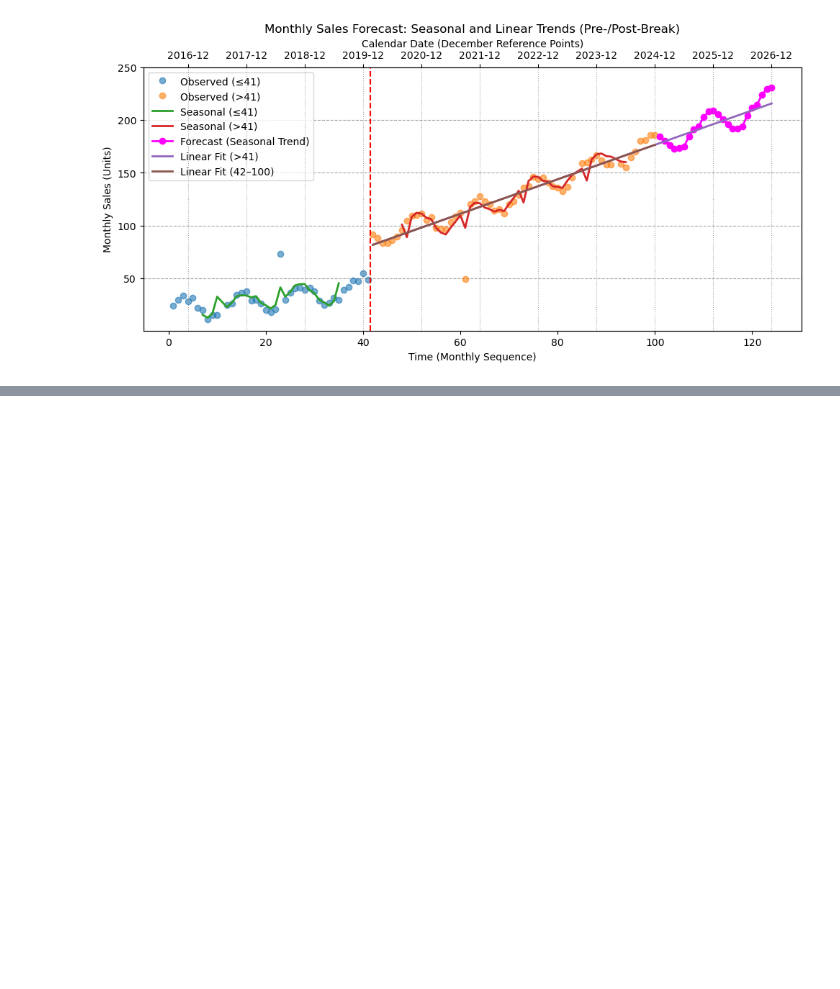
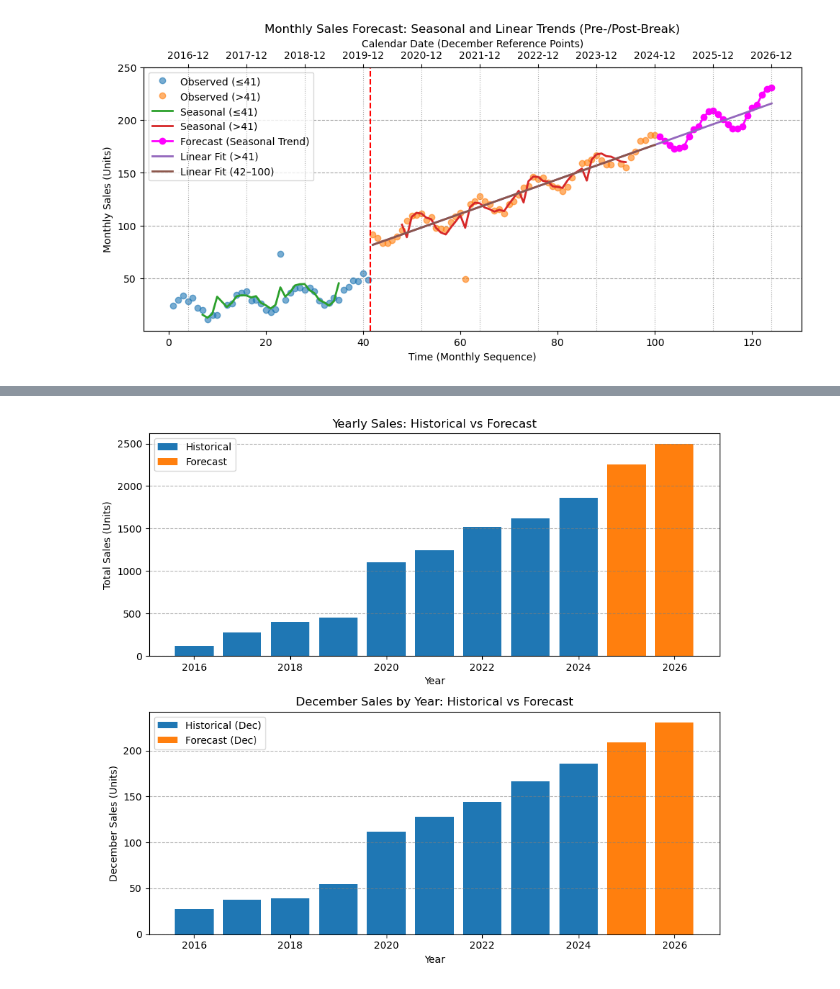
Before and after one commit to kevin-chao-com/retail-sales-forecasting-demo, a Jupyter notebook: sales_forecast_demo.ipynb, the cells around one changed output, grey strips where cells are left out. Cells and saved outputs as stored; diff of their text form; code cells hidden in the pictures; blank space fills up the shorter version.

```diff
--- a/sales_forecast_demo.ipynb
+++ b/sales_forecast_demo.ipynb
@@ -457,0 +475,62 @@ plt.show()
+# %%
+hist_df = df2[["date", "sales"]].copy()
+hist_df["source"] = "historical"
+
+future_df = future_df_seasonal[["date", "sales"]].copy()
+future_df["source"] = "forecast"
+
+full_df = pd.concat([hist_df, future_df], ignore_index=True)
+full_df["year"] = full_df["date"].dt.year
+full_df["month_num"] = full_df["date"].dt.month
+
+# ---------------------------------------------------------
+# Yearly Sales + December Sales
+# ---------------------------------------------------------
+
+# 1) Yearly total sales
+yearly = (
+    full_df
+    .groupby(["year", "source"], as_index=False)["sales"]
+    .sum()
+    .sort_values("year")
+)
+yearly["yoy_increase"] = yearly.groupby("source")["sales"].pct_change() * 100
+
+# 2) December-only sales
+december_sales = (
+    full_df[full_df["date"].dt.month == 12]
+    .groupby(["year", "source"], as_index=False)["sales"]
+    .sum()
+    .sort_values("year")
+)
+
+# 3) Create figure with two vertical subplots
+plt.figure(figsize=(9, 8))
+
+# --- Top subplot (211): Yearly total sales ---
+plt.subplot(211)
+for src in ["historical", "forecast"]:
+    sub = yearly[yearly["source"] == src]
+    plt.bar(sub["year"], sub["sales"], label=src.capitalize())
+plt.title("Yearly Sales: Historical vs Forecast")
+plt.xlabel("Year")
+plt.ylabel("Total Sales (Units)")
+plt.legend()
+plt.grid(axis="y", linestyle="--", color="gray", alpha=0.6)
+
+# --- Bottom subplot (212): December-only sales ---
+plt.subplot(212)
+for src in ["historical", "forecast"]:
+    sub = december_sales[december_sales["source"] == src]
+    plt.bar(sub["year"], sub["sales"], label=f"{src.capitalize()} (Dec)")
+plt.title("December Sales by Year: Historical vs Forecast")
+plt.xlabel("Year")
+plt.ylabel("December Sales (Units)")
+plt.legend()
+plt.grid(axis="y", linestyle="--", color="gray", alpha=0.6)
+
+# --- Adjust layout ---
+plt.tight_layout()
+plt.show()
+# %% [output]
+[figure, added]
```
Also changed, not shown: parts of 10 cells of this notebook.
